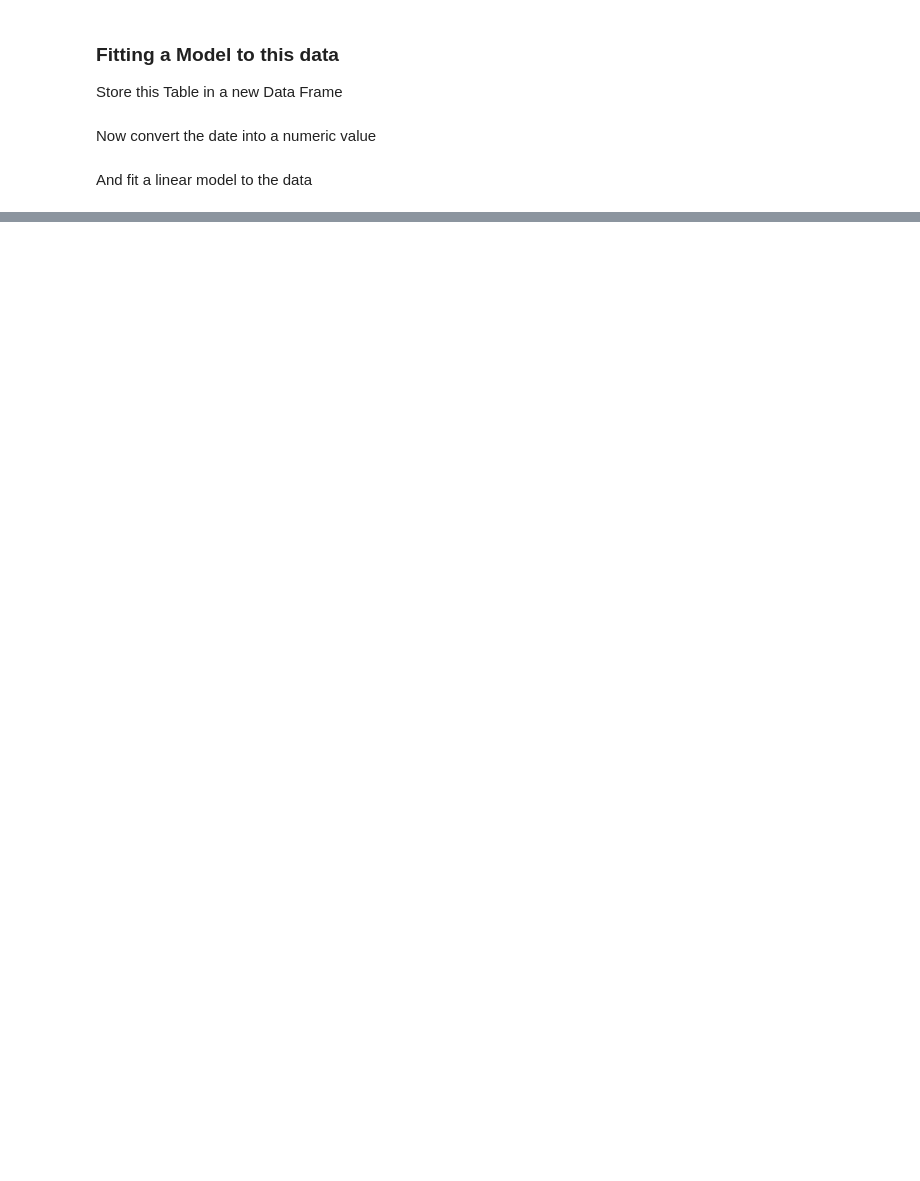
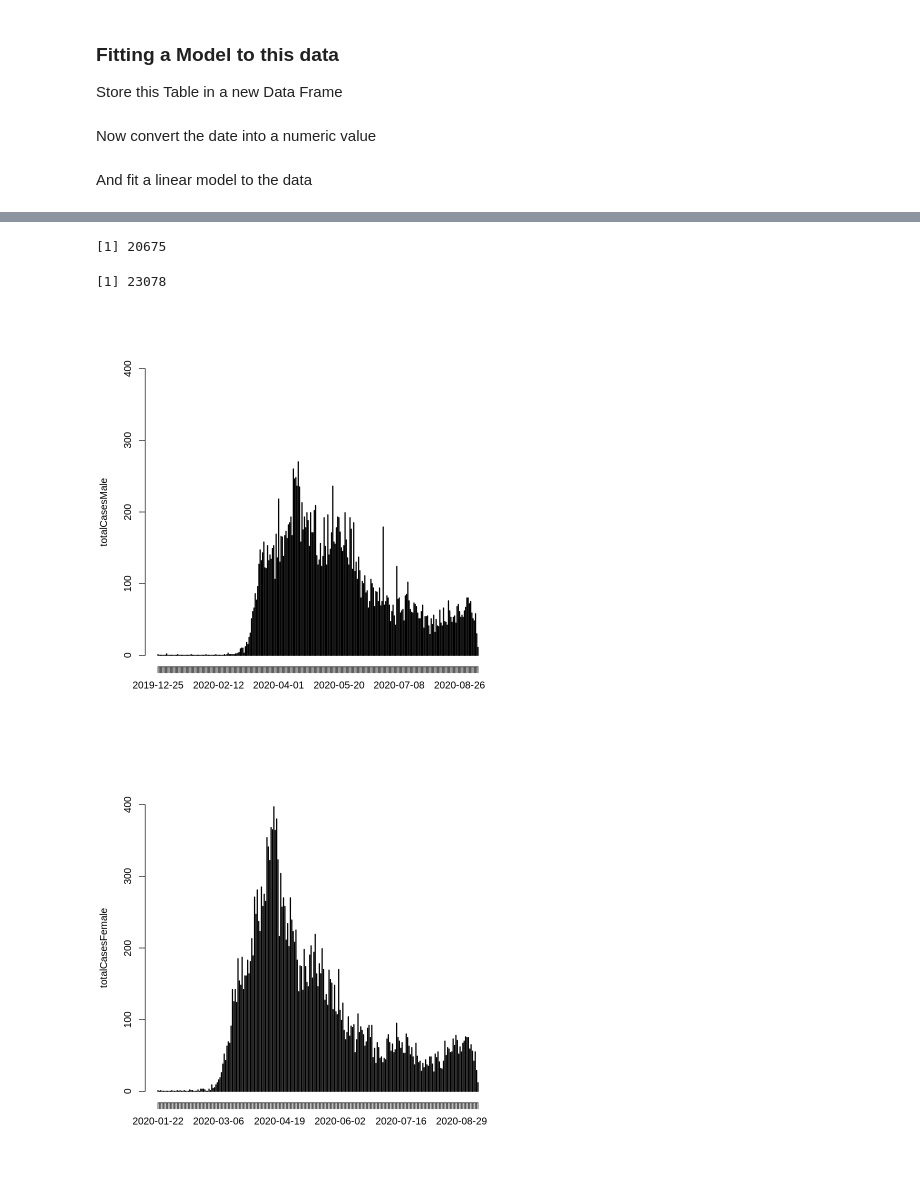
Before and after one commit to ummd/ummd.github.io, a Jupyter notebook: Teaching/Lecture1/Lecture1aa.ipynb, the cells around one changed output, grey strips where cells are left out. Saved outputs shown, nothing was run; the diff lists cells and outputs as text; code cells hidden in the pictures; blank space fills up the shorter version.

```diff
--- a/Teaching/Lecture1/Lecture1aa.ipynb
+++ b/Teaching/Lecture1/Lecture1aa.ipynb
@@ -110,0 +112,17 @@ F-statistic: 10.12 on 1 and 258 DF,  p-value: 0.001644
+# %%
+totalCasesMale <- table(cut(COVID$Accurate_Episode_Date[COVID$Client_Gender == "MALE"], 'day'))
+totalCasesFemale <- table(cut(COVID$Accurate_Episode_Date[COVID$Client_Gender == "FEMALE"], 'day'))
+
+sum(totalCasesMale)
+# %% [output]
+[1] 20675
+# %%
+sum(totalCasesFemale)
+# %% [output]
+[1] 23078
+# %%
+plot(totalCasesMale, ylim=c(0,400))
+plot(totalCasesFemale, ylim=c(0,400))
+# %% [output]
+[figure, added]
+[figure, added]
```
Also changed, not shown: parts of 5 cells of this notebook.
